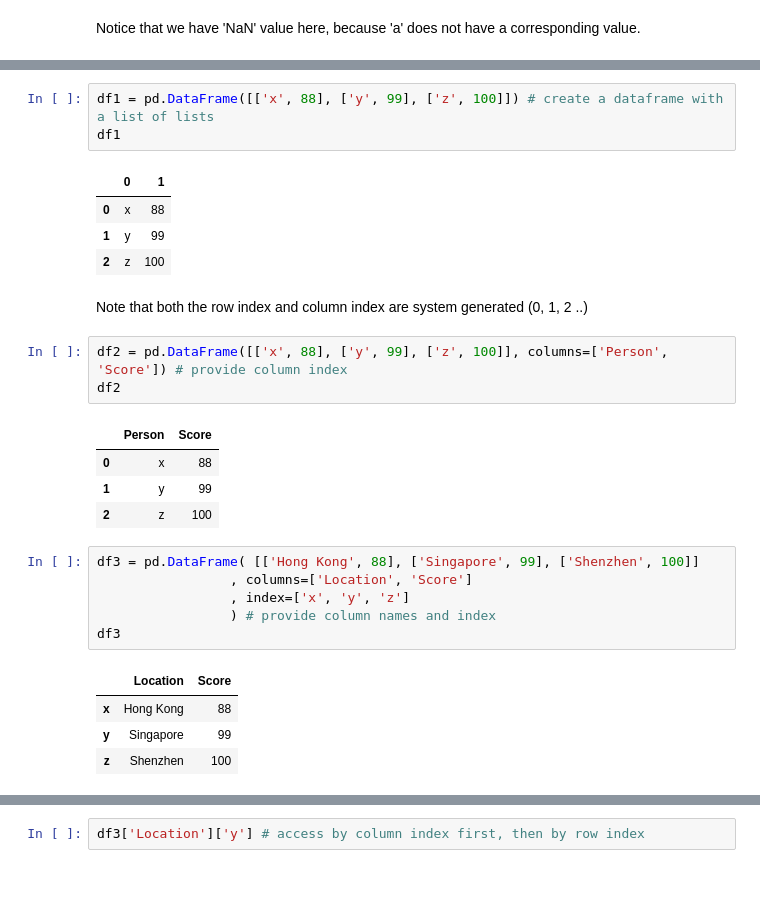
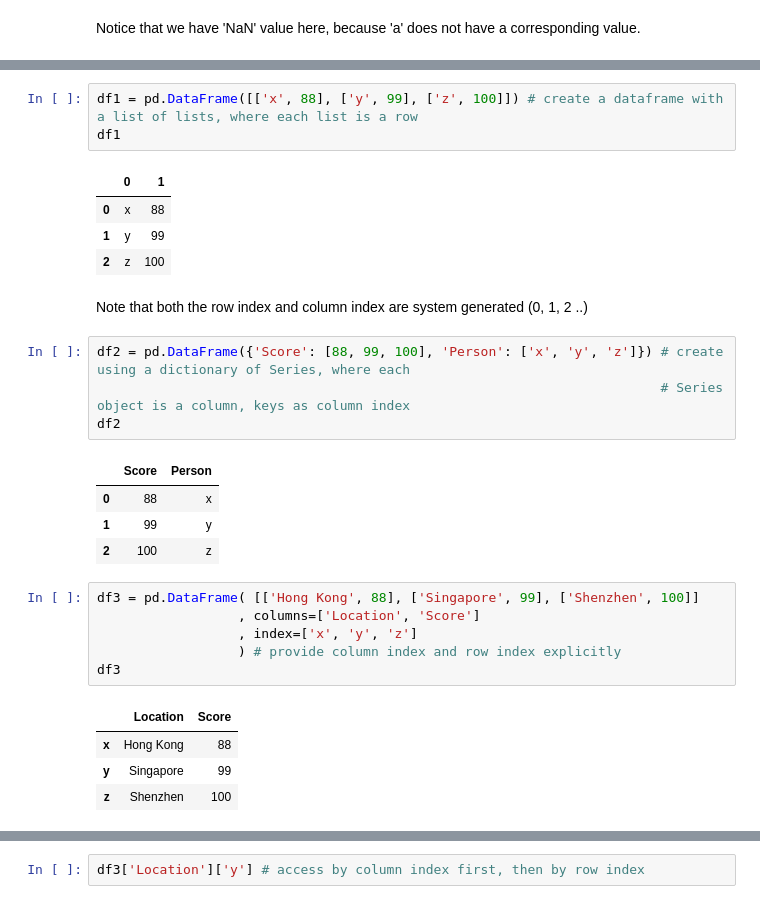
Before and after one commit to ZhangSteven/notebooks, a Jupyter notebook: everyone_ch02.ipynb, the cells around one changed output, grey strips where cells are left out. Drawn from its saved outputs; the diff is of its cells as text.

```diff
--- a/everyone_ch02.ipynb
+++ b/everyone_ch02.ipynb
@@ -56,5 +90,5 @@ Notice that we have 'NaN' value here, because 'a' does not have a corresponding
 # %%
-df1 = pd.DataFrame([['x', 88], ['y', 99], ['z', 100]]) # create a dataframe with a list of lists
+df1 = pd.DataFrame([['x', 88], ['y', 99], ['z', 100]]) # create a dataframe with a list of lists, where each list is a row
 df1
 # %% [output]
 |  | 0 | 1 |
@@ -63,22 +97,23 @@ df1
 | 2 | z | 100 |
 # %% [markdown]
 Note that both the row index and column index are system generated (0, 1, 2 ..)
+# %%
+df2 = pd.DataFrame({'Score': [88, 99, 100], 'Person': ['x', 'y', 'z']}) # create using a dictionary of Series, where each
+                                                                        # Series object is a column, keys as column index
+df2
+# %% [output]
+|  | Score | Person |
+| 0 | 88 | x |
+| 1 | 99 | y |
+| 2 | 100 | z |
 # %%
-df2 = pd.DataFrame([['x', 88], ['y', 99], ['z', 100]], columns=['Person', 'Score']) # provide column index
-df2
+df3 = pd.DataFrame( [['Hong Kong', 88], ['Singapore', 99], ['Shenzhen', 100]]
+                  , columns=['Location', 'Score']
+                  , index=['x', 'y', 'z']
+                  ) # provide column index and row index explicitly
+df3
 # %% [output]
-|  | Person | Score |
-| 0 | x | 88 |
-| 1 | y | 99 |
-| 2 | z | 100 |
+|  | Location | Score |
+| x | Hong Kong | 88 |
+| y | Singapore | 99 |
+| z | Shenzhen | 100 |
-# %%
-df3 = pd.DataFrame( [['Hong Kong', 88], ['Singapore', 99], ['Shenzhen', 100]]
-                 , columns=['Location', 'Score']
-                 , index=['x', 'y', 'z']
-                 ) # provide column names and index
-df3
-# %% [output]
-|  | Location | Score |
-| x | Hong Kong | 88 |
-| y | Singapore | 99 |
-| z | Shenzhen | 100 |
```
Also changed, not shown: parts of 26 cells of this notebook.
